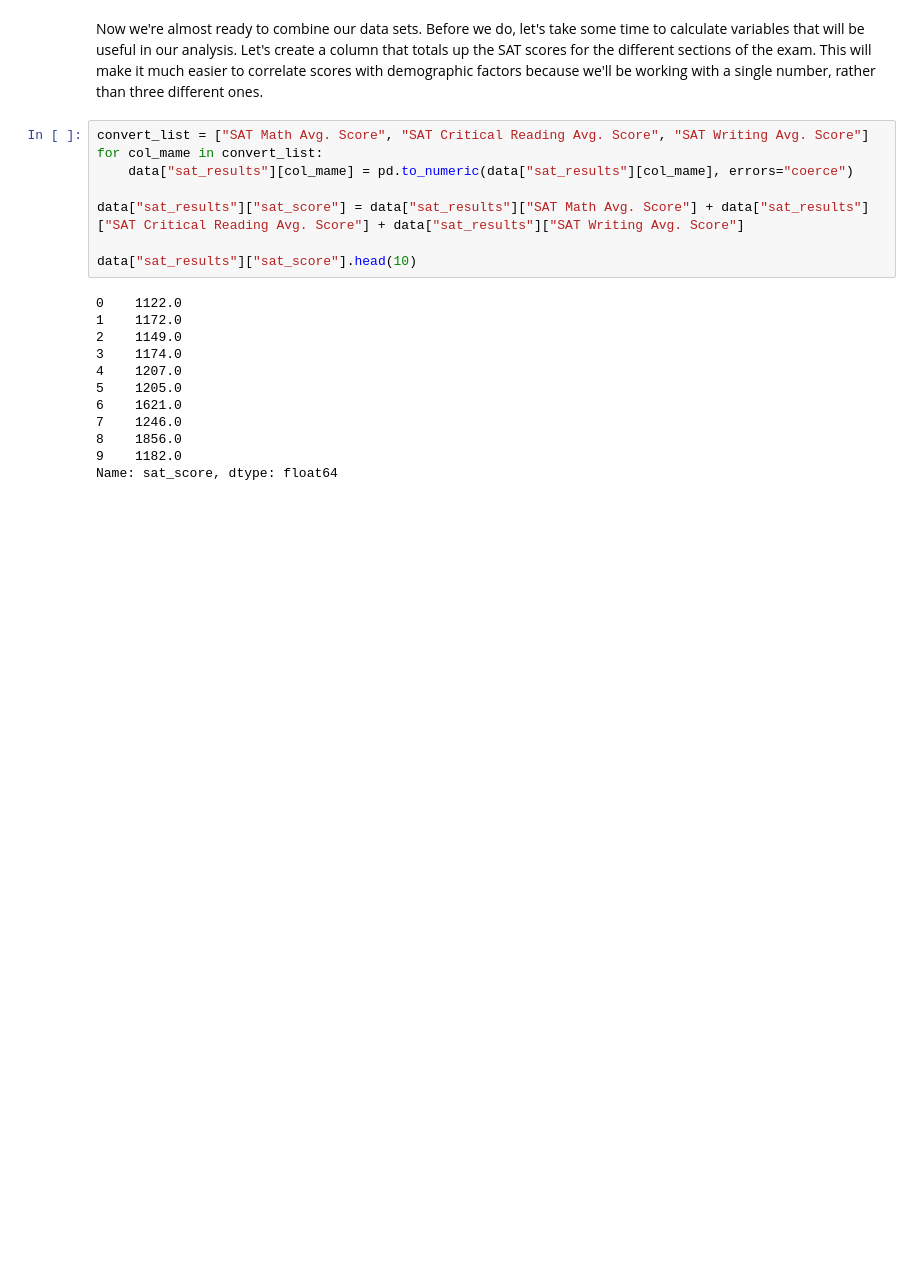
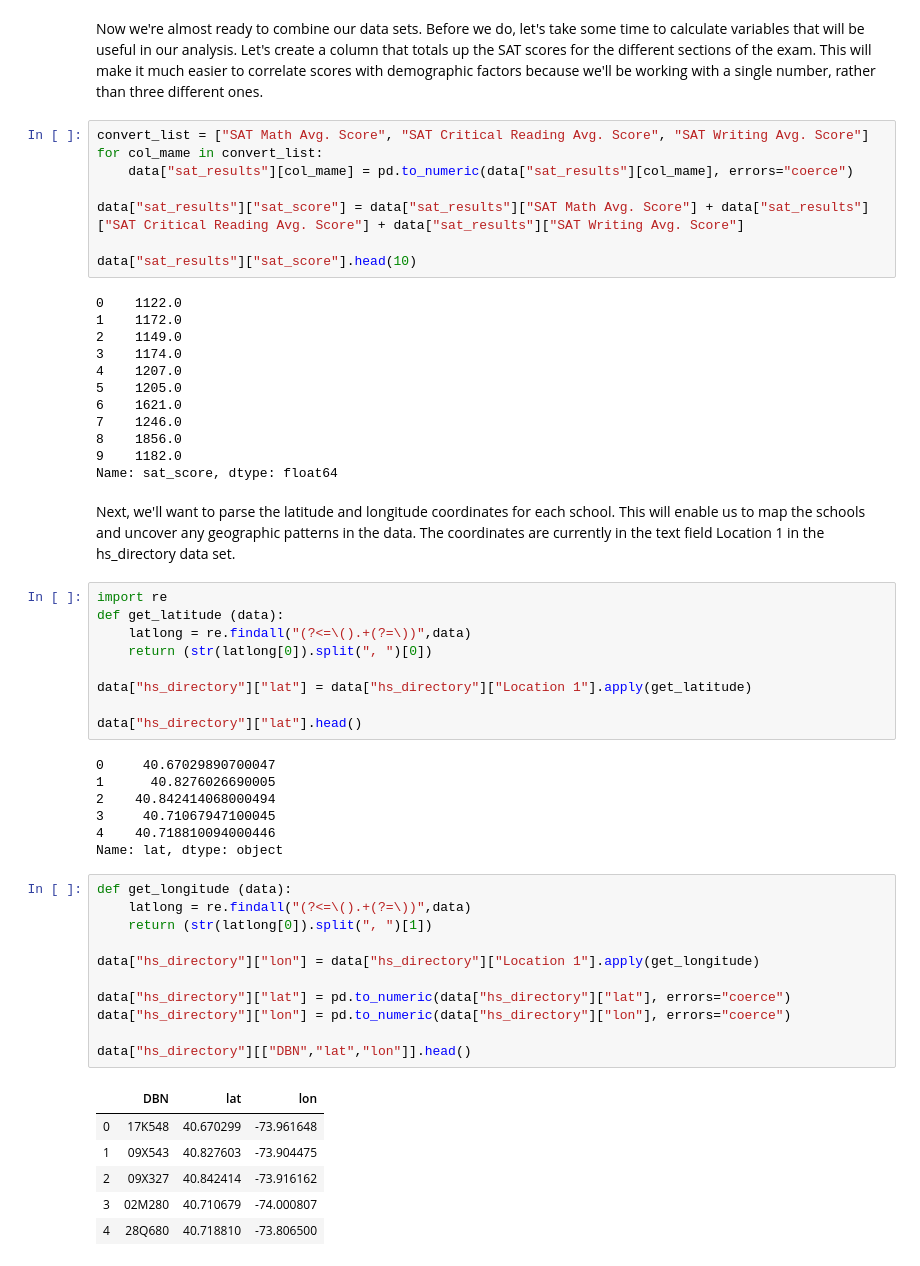
Before and after one commit to srinivasanprashant/NY-Schools-SAT-Data-Analysis, a Jupyter notebook: new-york-high-schools-SAT-analysis.ipynb, the cells around one changed output. Saved outputs shown, nothing was run; the diff lists cells and outputs as text; blank space fills up the shorter version.

Commit message:
parse and save latitude and longitude coordinates for each school

```diff
--- a/new-york-high-schools-SAT-analysis.ipynb
+++ b/new-york-high-schools-SAT-analysis.ipynb
@@ -199,3 +199,39 @@ data["sat_results"]["sat_score"].head(10)
 8    1856.0
 9    1182.0
 Name: sat_score, dtype: float64
+# %% [markdown]
+Next, we'll want to parse the latitude and longitude coordinates for each school. This will enable us to map the schools and uncover any geographic patterns in the data. The coordinates are currently in the text field Location 1 in the hs_directory data set.
+# %%
+import re
+def get_latitude (data):
+    latlong = re.findall("(?<=\().+(?=\))",data)
+    return (str(latlong[0]).split(", ")[0])
+
+data["hs_directory"]["lat"] = data["hs_directory"]["Location 1"].apply(get_latitude)
+
+data["hs_directory"]["lat"].head()
+# %% [output]
+0     40.67029890700047
+1      40.8276026690005
+2    40.842414068000494
+3     40.71067947100045
+4    40.718810094000446
+Name: lat, dtype: object
+# %%
+def get_longitude (data):
+    latlong = re.findall("(?<=\().+(?=\))",data)
+    return (str(latlong[0]).split(", ")[1])
+
+data["hs_directory"]["lon"] = data["hs_directory"]["Location 1"].apply(get_longitude)
+
+data["hs_directory"]["lat"] = pd.to_numeric(data["hs_directory"]["lat"], errors="coerce")
+data["hs_directory"]["lon"] = pd.to_numeric(data["hs_directory"]["lon"], errors="coerce")
+
+data["hs_directory"][["DBN","lat","lon"]].head()
+# %% [output]
+|  | DBN | lat | lon |
+| 0 | 17K548 | 40.670299 | -73.961648 |
+| 1 | 09X543 | 40.827603 | -73.904475 |
+| 2 | 09X327 | 40.842414 | -73.916162 |
+| 3 | 02M280 | 40.710679 | -74.000807 |
+| 4 | 28Q680 | 40.718810 | -73.806500 |
```
